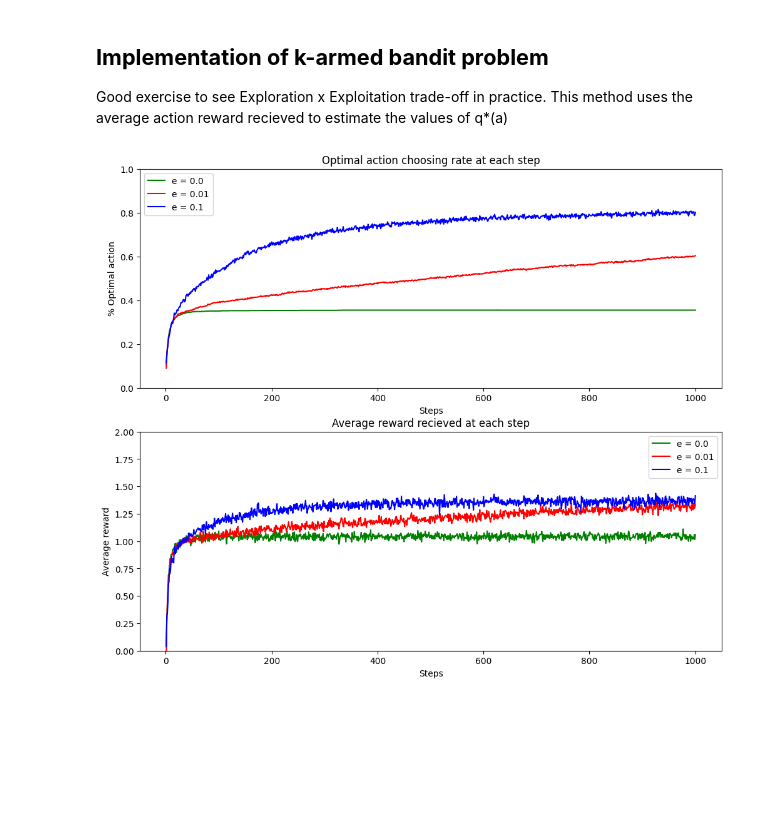
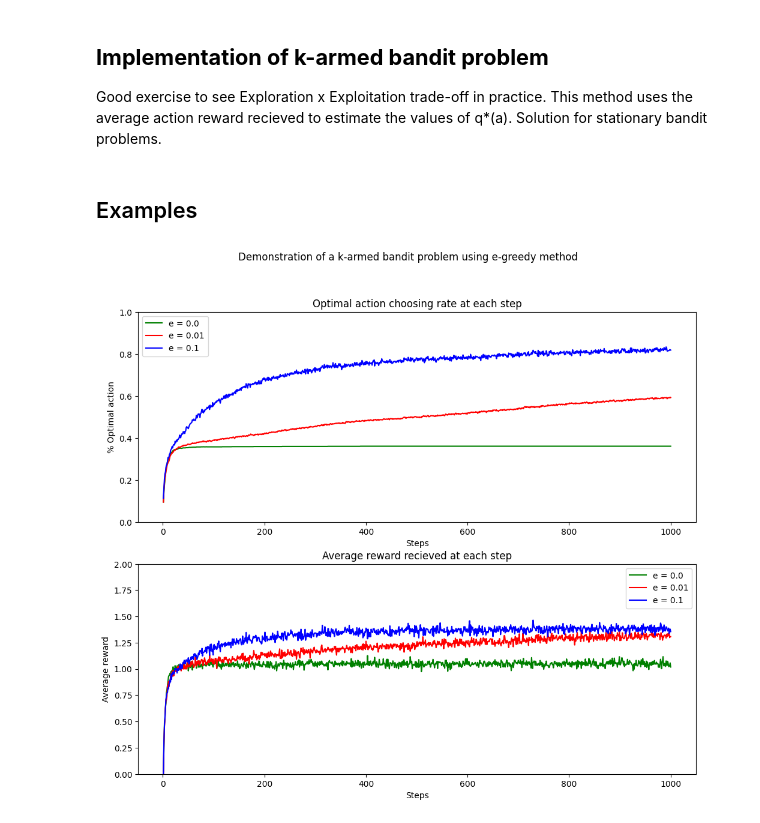
Before and after one commit to vitor-costa-garcia/reinforcement-learning, a Jupyter notebook: 2-multiarmedbandit/k_armed_testbed.ipynb, the cells around one changed output. Cells and saved outputs as stored; diff of their text form; code cells hidden in the pictures; blank space fills up the shorter version.

Commit message:
improvements k_armed_testbed

```diff
--- a/2-multiarmedbandit/k_armed_testbed.ipynb
+++ b/2-multiarmedbandit/k_armed_testbed.ipynb
@@ -5,7 +6,8 @@ import matplotlib.pyplot as plt
 # %% [markdown]
 ## **Implementation of k-armed bandit problem**
 Good exercise to see Exploration x Exploitation trade-off in practice.
-This method uses the average action reward recieved to estimate the values of q*(a)
+This method uses the average action reward recieved to estimate the values of q*(a).
+Solution for stationary bandit problems.
 # %%
 class k_armed_bandit:
     def __init__(self, k: int):
@@ -63,24 +119,38 @@ kab.simulate([0, 0.01, 0.1], 1000, 2000)
+# %% [markdown]
+## Examples
 # %%
+sim_params = {
+    "steps":1000,
+    "runs":2000,
+    "epsilon":[0, 0.01, 0.1],
+    "actionvalue_est":"avg",
+    "actionselection_rule":"e-greedy"
+}
+
+kab.simulate(**sim_params)
+
 fig, axs = plt.subplots(2, 1, figsize=(12,10))
 
 colors = ['green', 'red', 'blue']
 
 for e_i in range(len(kab.epsilon)):
     axs[0].plot(range(1, kab.steps + 1), kab.opt_action_mean[e_i], color=colors[e_i])
     axs[1].plot(range(1, kab.steps + 1), kab.reward_mean[e_i], color=colors[e_i])
+
+fig.suptitle("Demonstration of a k-armed bandit problem using e-greedy method")
 
 axs[0].set_ylim(0, 1)
 axs[0].set_title('Optimal action choosing rate at each step')
 axs[0].set_ylabel('% Optimal action')
 axs[0].set_xlabel('Steps')
 axs[0].legend([f'e = {kab.epsilon[i]}' for i in range(len(kab.epsilon))])
 
 axs[1].set_ylim(0, 2)
 axs[1].set_title('Average reward recieved at each step')
 axs[1].set_ylabel('Average reward')
 axs[1].set_xlabel('Steps')
 axs[1].legend([f'e = {kab.epsilon[i]}' for i in range(len(kab.epsilon))])
 
 plt.show()
 # %% [output]
-[figure, old version]
+[figure, new version]
```
Also changed, not shown: parts of 4 cells of this notebook, 5 other files.
